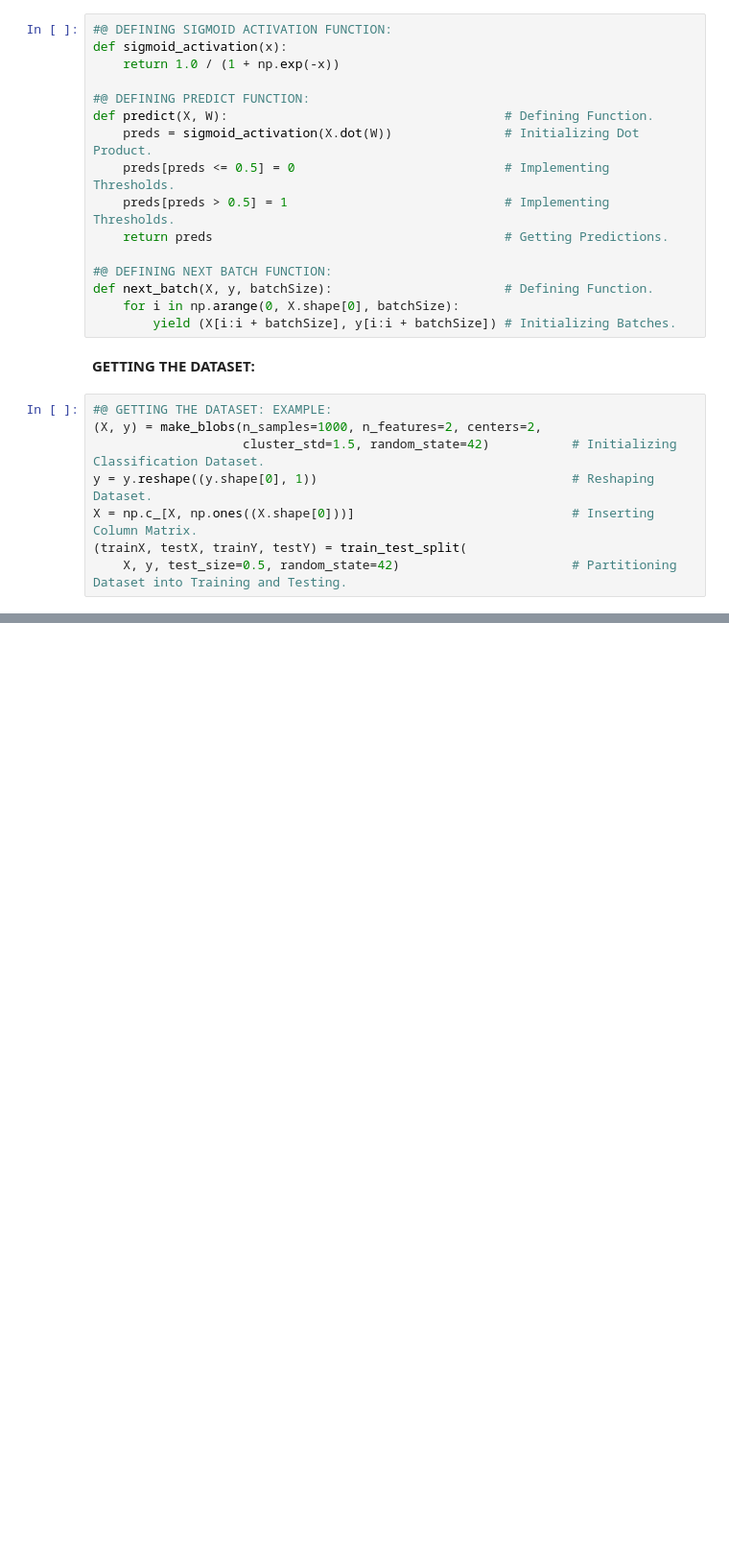
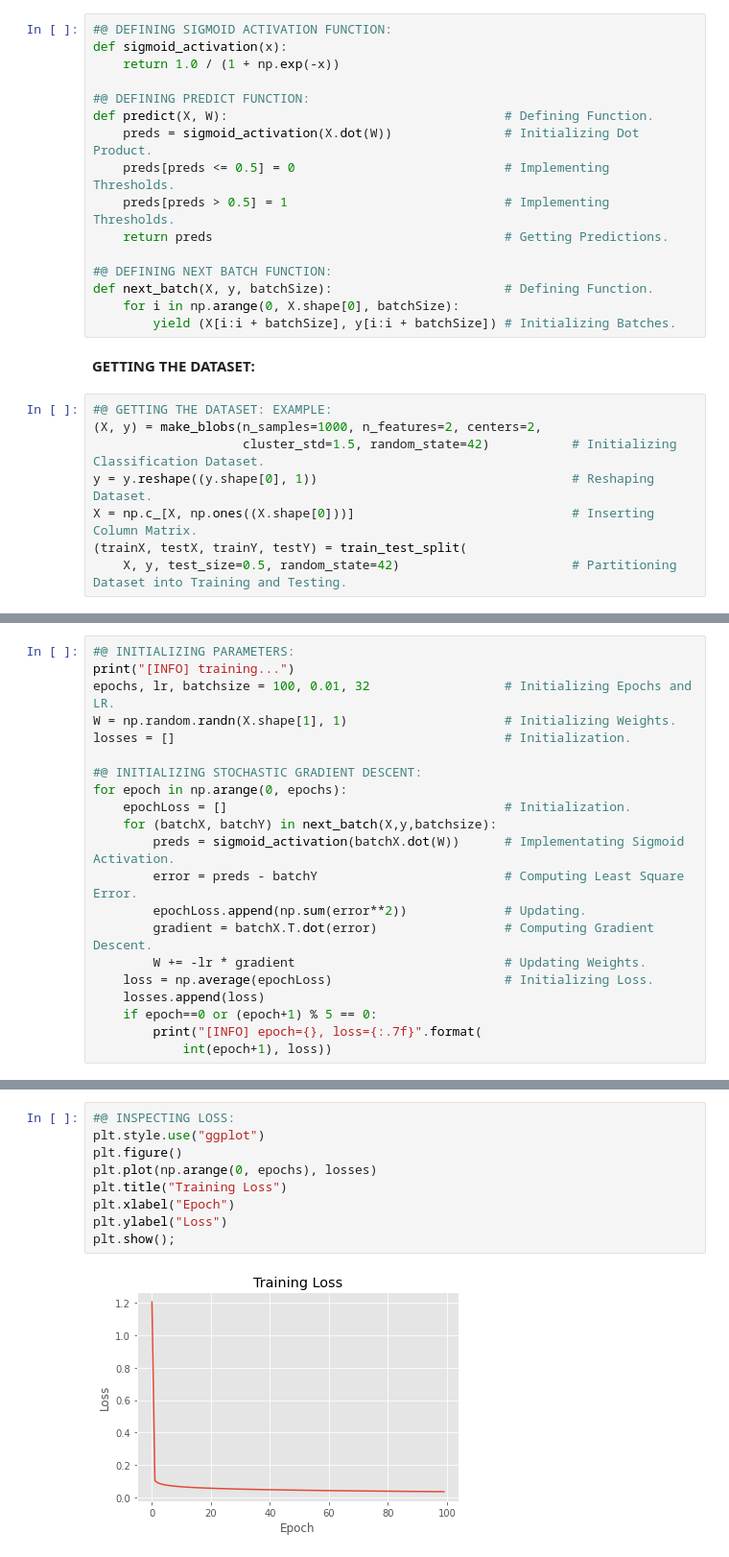
Before and after one commit to ThinamXx/ComputerVision, a Jupyter notebook: 03. Image Classification/StochasticGradientDescent.ipynb, the cells around one changed output, grey strips where cells are left out. Shown at 96% size. Drawn from its saved outputs; the diff is of its cells as text; blank space fills up the shorter version.

```diff
--- a/03. Image Classification/StochasticGradientDescent.ipynb
+++ b/03. Image Classification/StochasticGradientDescent.ipynb
@@ -35,0 +39,21 @@ X = np.c_[X, np.ones((X.shape[0]))]                             # Inserting Colu
+# %%
+#@ INITIALIZING PARAMETERS:
+print("[INFO] training...")
+epochs, lr, batchsize = 100, 0.01, 32                  # Initializing Epochs and LR.
+W = np.random.randn(X.shape[1], 1)                     # Initializing Weights.
+losses = []                                            # Initialization.
+
+#@ INITIALIZING STOCHASTIC GRADIENT DESCENT:
+for epoch in np.arange(0, epochs):
+    epochLoss = []                                     # Initialization.
+    for (batchX, batchY) in next_batch(X,y,batchsize):
+        preds = sigmoid_activation(batchX.dot(W))      # Implementating Sigmoid Activation.
+        error = preds - batchY                         # Computing Least Square Error.
+        epochLoss.append(np.sum(error**2))             # Updating.
+        gradient = batchX.T.dot(error)                 # Computing Gradient Descent.
+        W += -lr * gradient                            # Updating Weights.
+    loss = np.average(epochLoss)                       # Initializing Loss.
+    losses.append(loss)
+    if epoch==0 or (epoch+1) % 5 == 0:
+        print("[INFO] epoch={}, loss={:.7f}".format(
+            int(epoch+1), loss))
@@ -35,0 +102,11 @@ X = np.c_[X, np.ones((X.shape[0]))]                             # Inserting Colu
+# %%
+#@ INSPECTING LOSS:
+plt.style.use("ggplot")
+plt.figure()
+plt.plot(np.arange(0, epochs), losses)
+plt.title("Training Loss")
+plt.xlabel("Epoch")
+plt.ylabel("Loss")
+plt.show();
+# %% [output]
+[figure, added]
```
Also changed, not shown: parts of 4 cells of this notebook.
